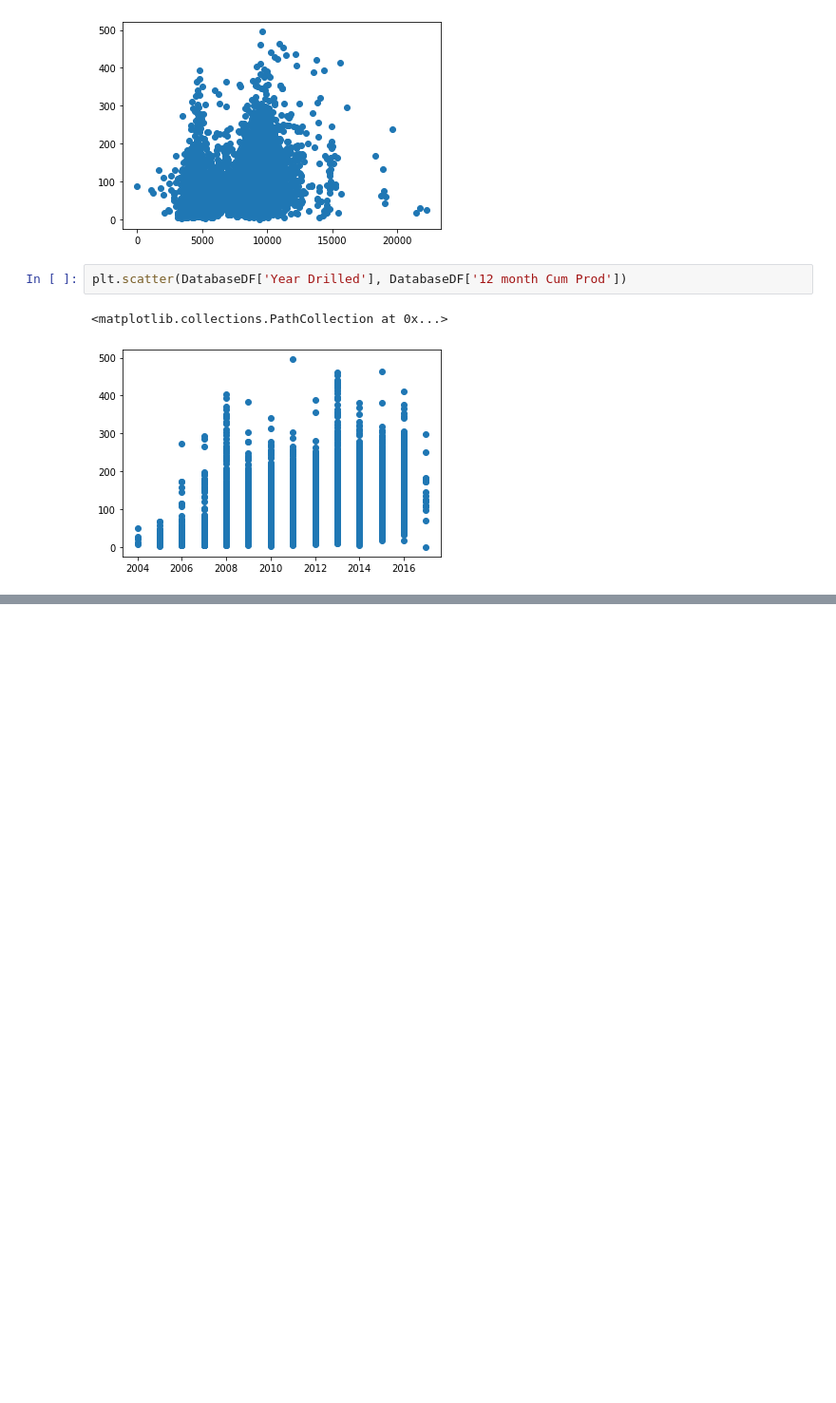
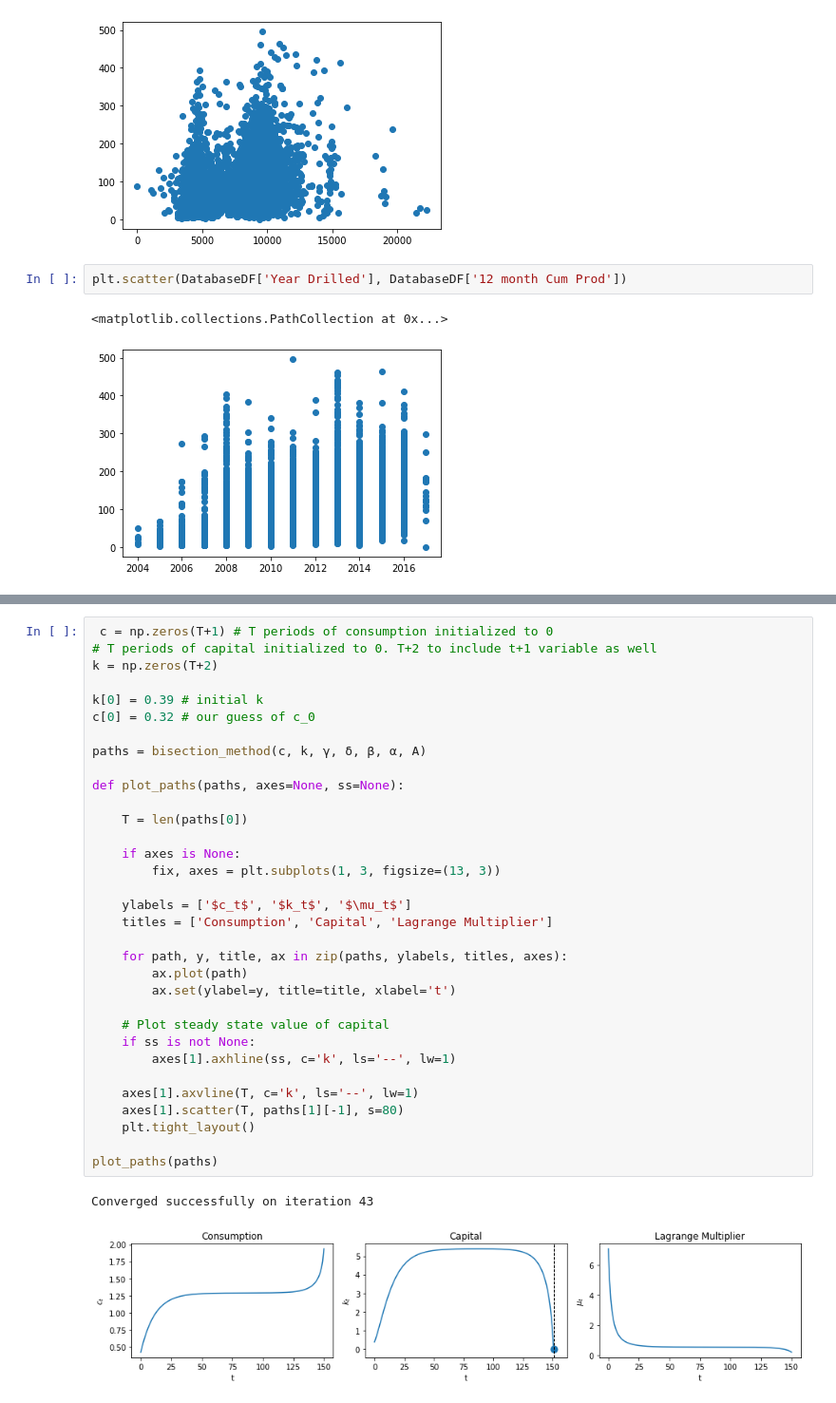
Before and after one commit to FRI-Energy-Analytics/2020_summer_fellows, a Jupyter notebook: Feature Selection - Novel Viz/Model_Testing/Solow.ipynb, the cells around one changed output, grey strips where cells are left out. Shown at 95% size. Saved outputs shown, nothing was run; the diff lists cells and outputs as text; blank space fills up the shorter version.

```diff
--- a/Feature Selection - Novel Viz/Model_Testing/Solow.ipynb
+++ b/Feature Selection - Novel Viz/Model_Testing/Solow.ipynb
@@ -234,0 +445,36 @@ plt.scatter(DatabaseDF['Year Drilled'], DatabaseDF['12 month Cum Prod'])
+# %%
+ c = np.zeros(T+1) # T periods of consumption initialized to 0
+# T periods of capital initialized to 0. T+2 to include t+1 variable as well
+k = np.zeros(T+2)
+
+k[0] = 0.39 # initial k
+c[0] = 0.32 # our guess of c_0
+
+paths = bisection_method(c, k, γ, δ, β, α, A)
+
+def plot_paths(paths, axes=None, ss=None):
+
+    T = len(paths[0])
+
+    if axes is None:
+        fix, axes = plt.subplots(1, 3, figsize=(13, 3))
+
+    ylabels = ['$c_t$', '$k_t$', '$\mu_t$']
+    titles = ['Consumption', 'Capital', 'Lagrange Multiplier']
+
+    for path, y, title, ax in zip(paths, ylabels, titles, axes):
+        ax.plot(path)
+        ax.set(ylabel=y, title=title, xlabel='t')
+
+    # Plot steady state value of capital
+    if ss is not None:
+        axes[1].axhline(ss, c='k', ls='--', lw=1)
+
+    axes[1].axvline(T, c='k', ls='--', lw=1)
+    axes[1].scatter(T, paths[1][-1], s=80)
+    plt.tight_layout()
+
+plot_paths(paths)
+# %% [output]
+Converged successfully on iteration 43
+[figure, added]
```
Also changed, not shown: parts of 11 cells of this notebook.
